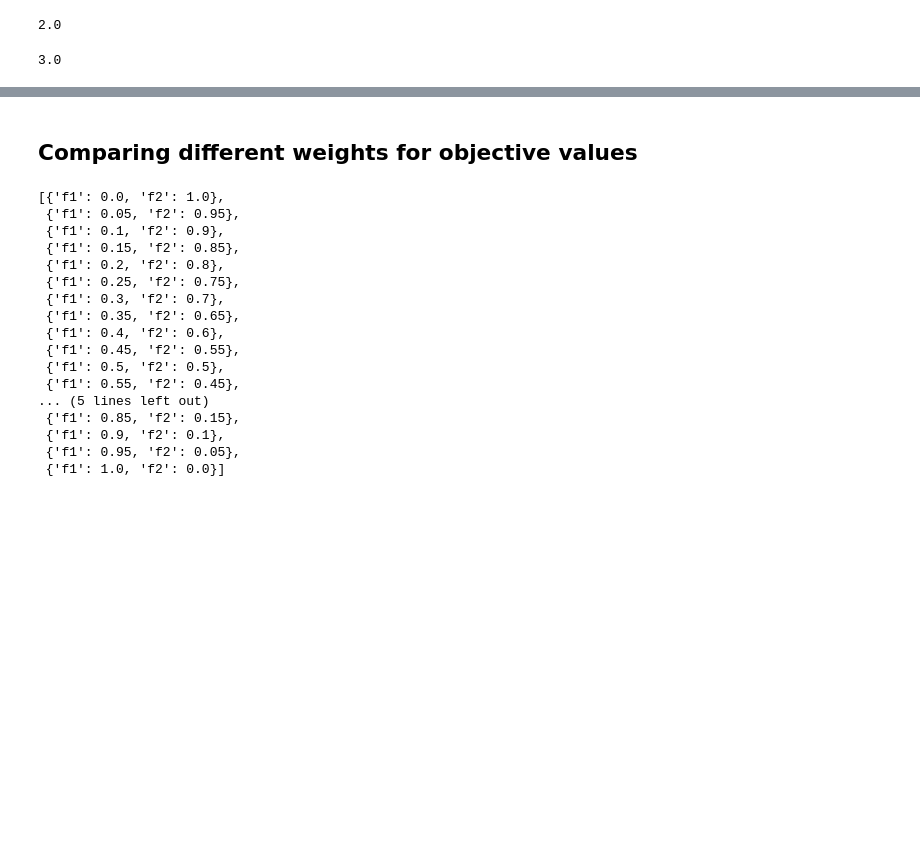
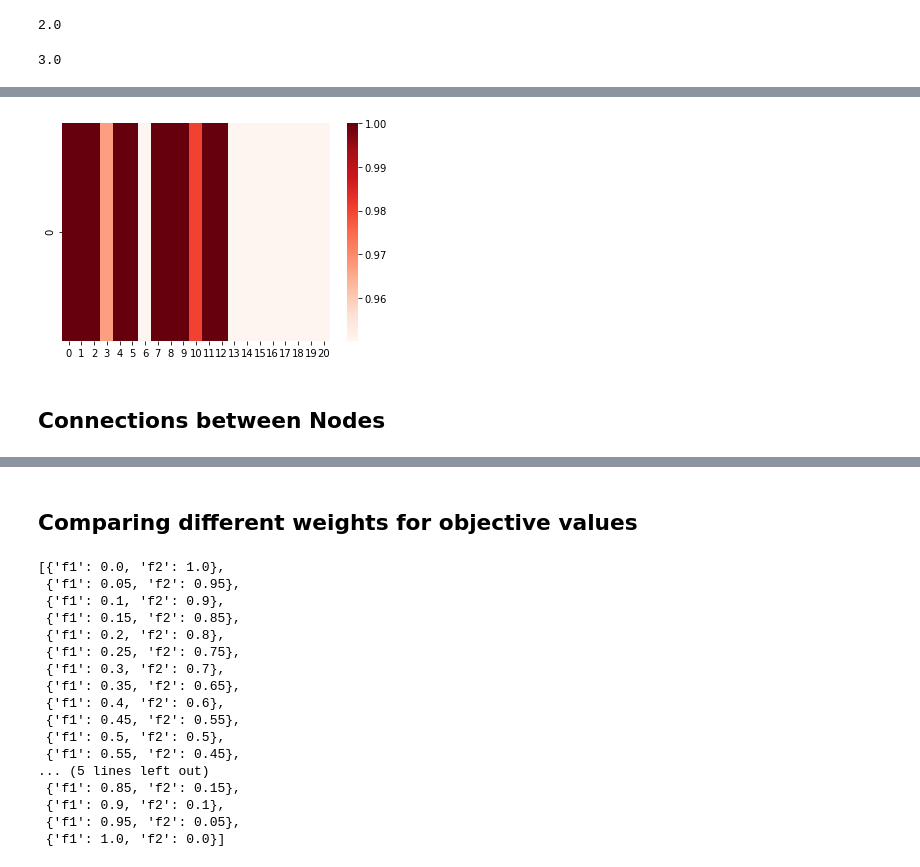
Before and after one commit to dkabe/SC_Resilience, a Jupyter notebook: Small Scale/stochastic_demand_p_robust_v3.ipynb, the cells around one changed output, grey strips where cells are left out. Drawn from its saved outputs; the diff is of its cells as text; code cells hidden in the pictures; blank space fills up the shorter version.

```diff
--- a/Small Scale/stochastic_demand_p_robust_v3.ipynb
+++ b/Small Scale/stochastic_demand_p_robust_v3.ipynb
@@ -932,2 +908,2 @@ np.round(Unit_df)
 # %%
-1 - np.array(list(Unit_df['LostSales']))/(np.array(list(Unit_df['Purchasing'])) + np.array(list(Unit_df['Production'])) + (np.array(list(Unit_df['LostSales']))))
+Scen_demand = 1 - np.array(list(Unit_df['LostSales']))/(np.array(list(Unit_df['Purchasing'])) + np.array(list(Unit_df['Production'])) + (np.array(list(Unit_df['LostSales']))))
@@ -1100,0 +1009,7 @@ array([[[-0., -0., -0., -0.],
+# %%
+sns.heatmap([Scen_demand], cmap = "Reds")
+plt.show()
+# %% [output]
+[figure, added]
+# %% [markdown]
+## Connections between Nodes
```
Also changed, not shown: parts of 76 cells of this notebook.
